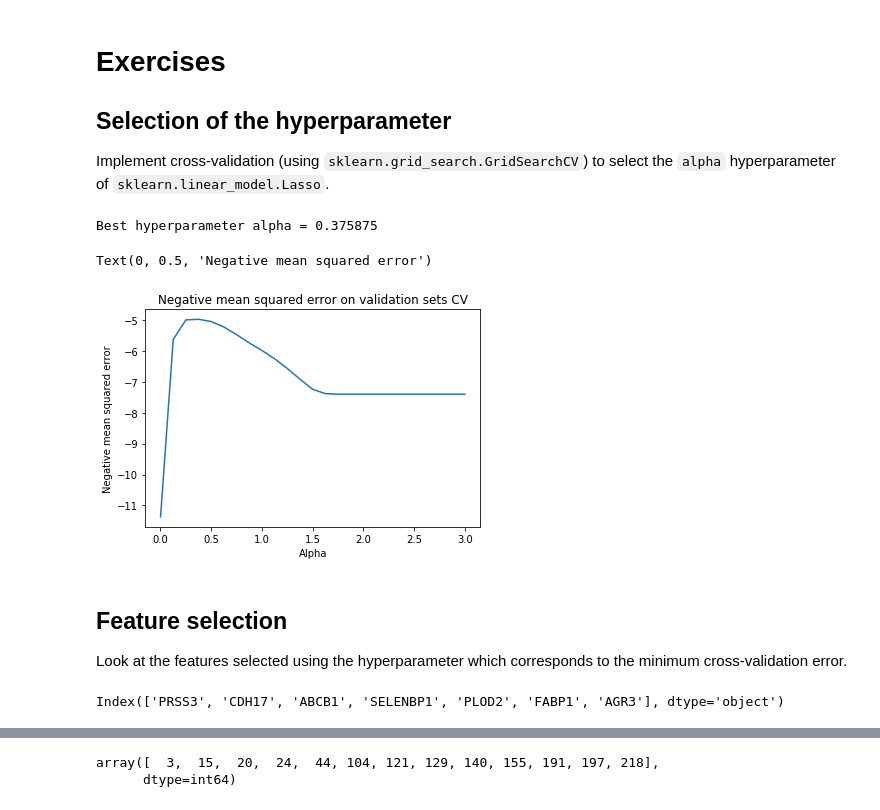
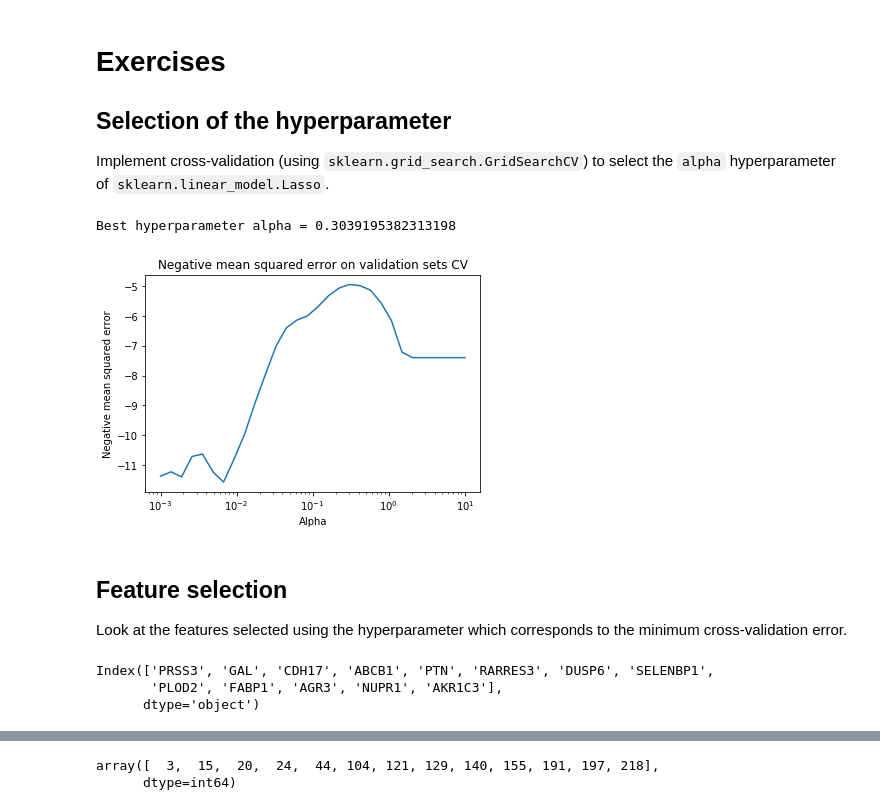
Before and after one commit to LarsDaenen1/8dm50group5, a Jupyter notebook: week_3_myrthe.ipynb, the cells around one changed output, grey strips where cells are left out. Drawn from its saved outputs; the diff is of its cells as text; code cells hidden in the pictures.

```diff
--- a/week_3_myrthe.ipynb
+++ b/week_3_myrthe.ipynb
@@ -370,37 +354,37 @@ X = gene_expression
 y = drug_response
 
 # We split in train and test set
 X_train, X_test, y_train, y_test = train_test_split(X, y, test_size=0.25, random_state=42)
 
 # We scale the variables in the training dataset and perform this same transformation on the test set
 sc = StandardScaler()
 X_train = sc.fit_transform(X_train)
 X_test = sc.transform(X_test)
 
 # Define range of alpha
-lasso_alphas = np.linspace(0.001, 3, 25)
+lasso_alphas = np.logspace(-3,1,30)
 
 # Define the Lasso model and perform the grid search
 lasso_model = Lasso(tol=1e-2)
 parms = {'alpha': lasso_alphas}
 gscv = GridSearchCV(lasso_model, parms, cv = 10, scoring='neg_mean_squared_error', return_train_score=True)
 gscv.fit(X_train,y_train)
 
 # Return estimated best alpha
 est_alpha = gscv.best_params_['alpha']
 
 print('Best hyperparameter alpha = ' + str(est_alpha))
 
 # We plot the negative mean squared error on the validation test sets for different values of alpha
 fig, ax = plt.subplots(1, 1)
 ax.plot(lasso_alphas, gscv.cv_results_['mean_test_score'])
 plt.title('Negative mean squared error on validation sets CV')
 plt.xlabel('Alpha')
 plt.ylabel('Negative mean squared error')
+plt.xscale('log')
 # %% [output]
-Best hyperparameter alpha = 0.375875
+Best hyperparameter alpha = 0.3039195382313198
-Text(0, 0.5, 'Negative mean squared error')
-[figure, old version]
+[figure, new version]
 # %% [markdown]
 ## Feature selection
 
@@ -424,7 +408,9 @@ important_features = X.columns[indices_important]
 # Hence the selected features (= features with coefficients absolute value > 0) are:
 print(important_features)
 # %% [output]
-Index(['PRSS3', 'CDH17', 'ABCB1', 'SELENBP1', 'PLOD2', 'FABP1', 'AGR3'], dtype='object')
+Index(['PRSS3', 'GAL', 'CDH17', 'ABCB1', 'PTN', 'RARRES3', 'DUSP6', 'SELENBP1',
+       'PLOD2', 'FABP1', 'AGR3', 'NUPR1', 'AKR1C3'],
+      dtype='object')
 # %% [markdown]
 <p><font color='#770a0a'>Is the partition in training and validation sets playing a role in the selection of the hyperparameter? How will this affect the selection of the relevant features?</font></p>
 
```
Also changed, not shown: parts of 13 cells of this notebook.
